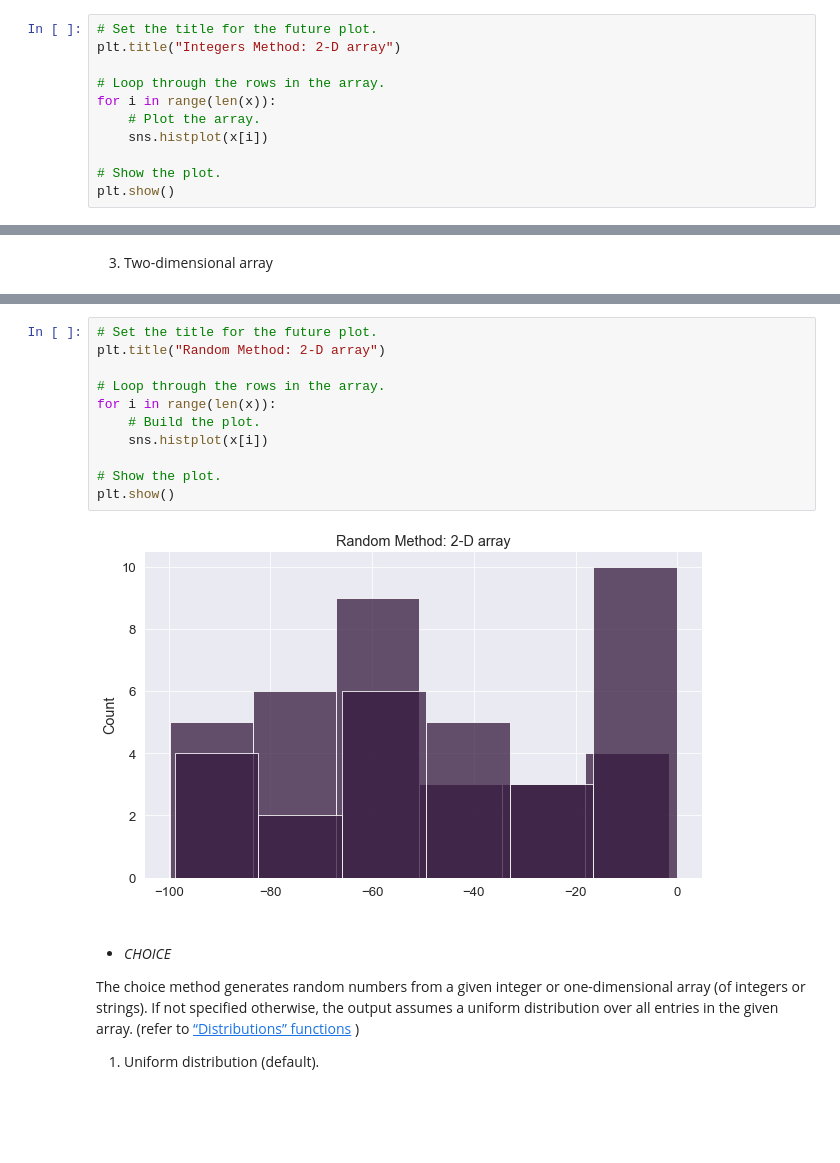
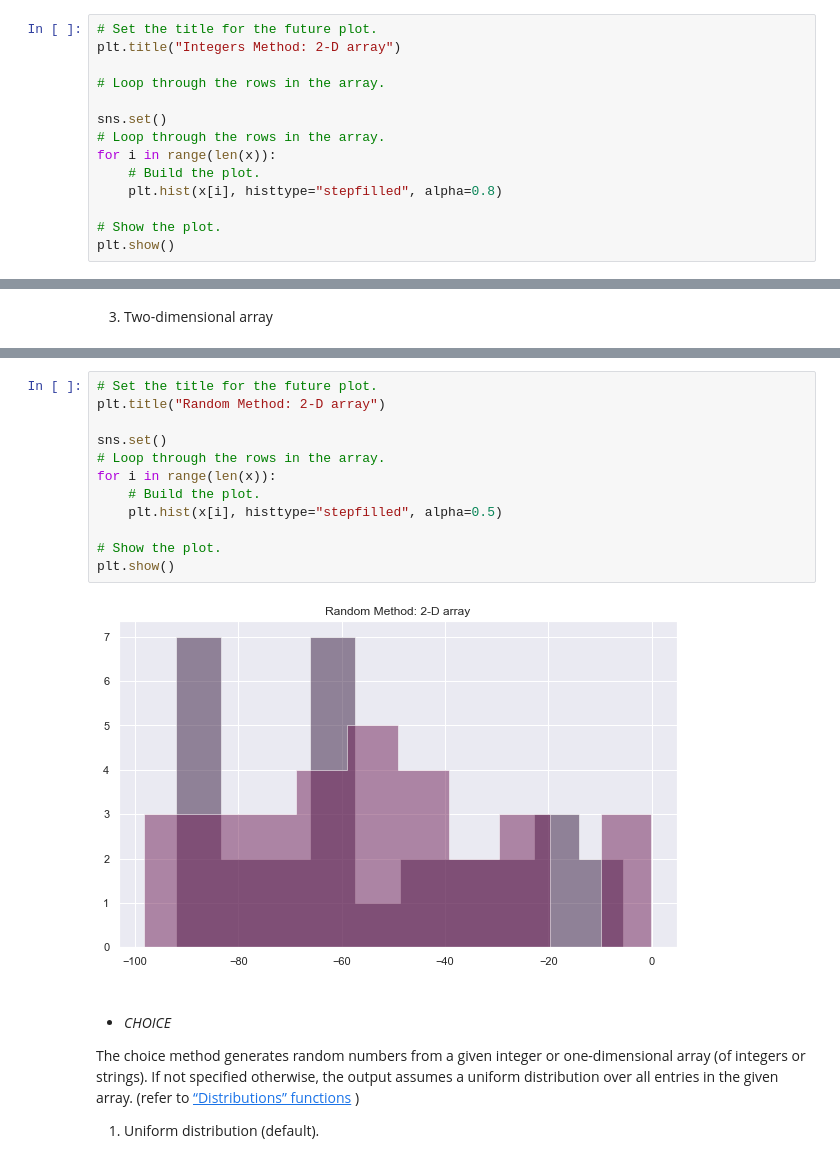
Before and after one commit to olgarozhdestvina/numpy.random, a Jupyter notebook: Numpy.random.ipynb, the cells around one changed output, grey strips where cells are left out. Drawn from its saved outputs; the diff is of its cells as text; blank space fills up the shorter version.

```diff
--- a/Numpy.random.ipynb
+++ b/Numpy.random.ipynb
@@ -140,9 +140,12 @@ array([[88, 93, 20, 55, 20, 68, 89],
 plt.title("Integers Method: 2-D array")
 
 # Loop through the rows in the array.
+
+sns.set()
+# Loop through the rows in the array.
 for i in range(len(x)):
-    # Plot the array.
-    sns.histplot(x[i])
+    # Build the plot.
+    plt.hist(x[i], histtype="stepfilled", alpha=0.8)
 
 # Show the plot.
 plt.show()
@@ -227,16 +230,17 @@ array([[-4.03800341e+01, -6.21681522e+01, -5.84451057e+01,
 # %%
 # Set the title for the future plot.
 plt.title("Random Method: 2-D array")
 
+sns.set()
 # Loop through the rows in the array.
 for i in range(len(x)):
     # Build the plot.
-    sns.histplot(x[i])
+    plt.hist(x[i], histtype="stepfilled", alpha=0.5)
 
 # Show the plot.
 plt.show()
 # %% [output]
-[figure, old version]
+[figure, new version]
 # %% [markdown]
 <br>
 
```
Also changed, not shown: parts of 46 cells of this notebook.
